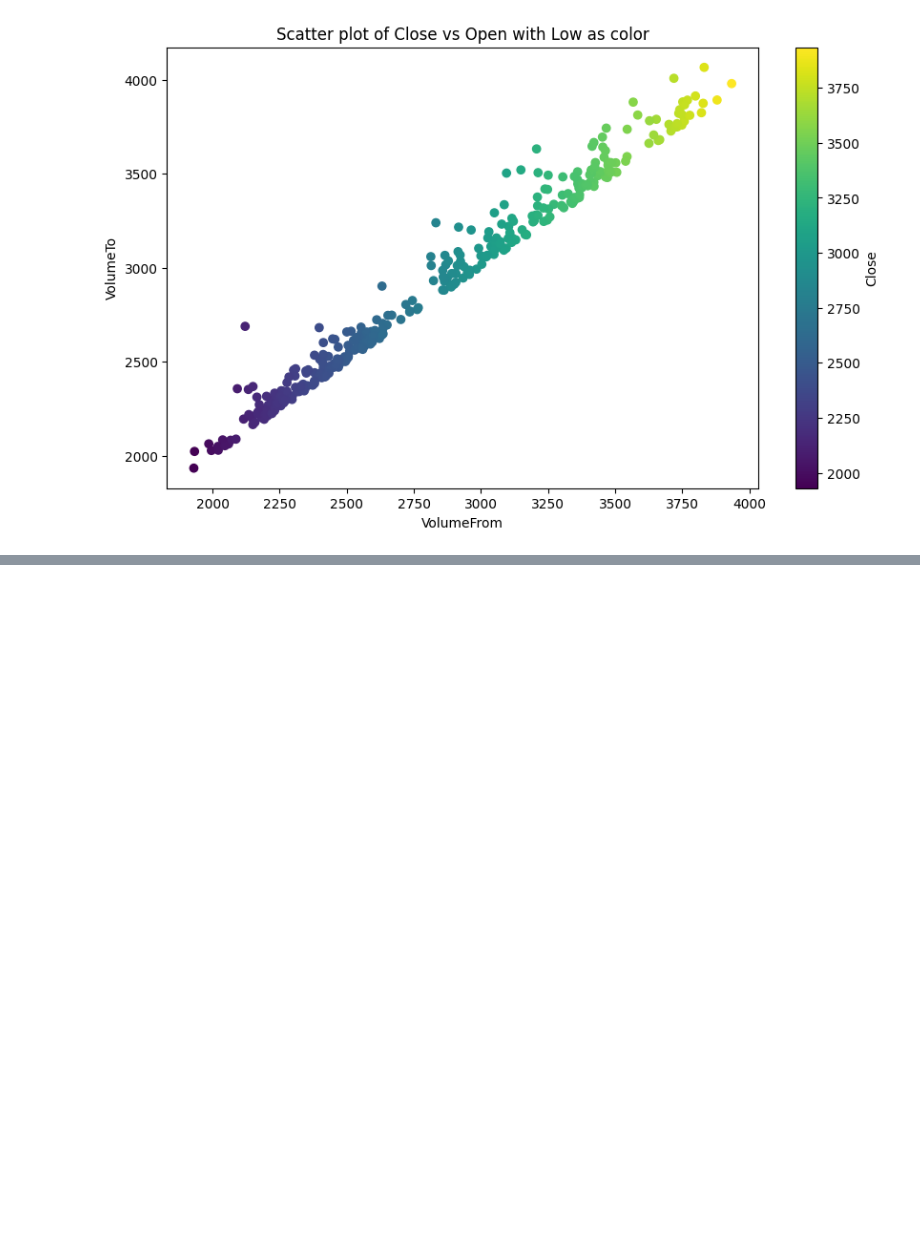
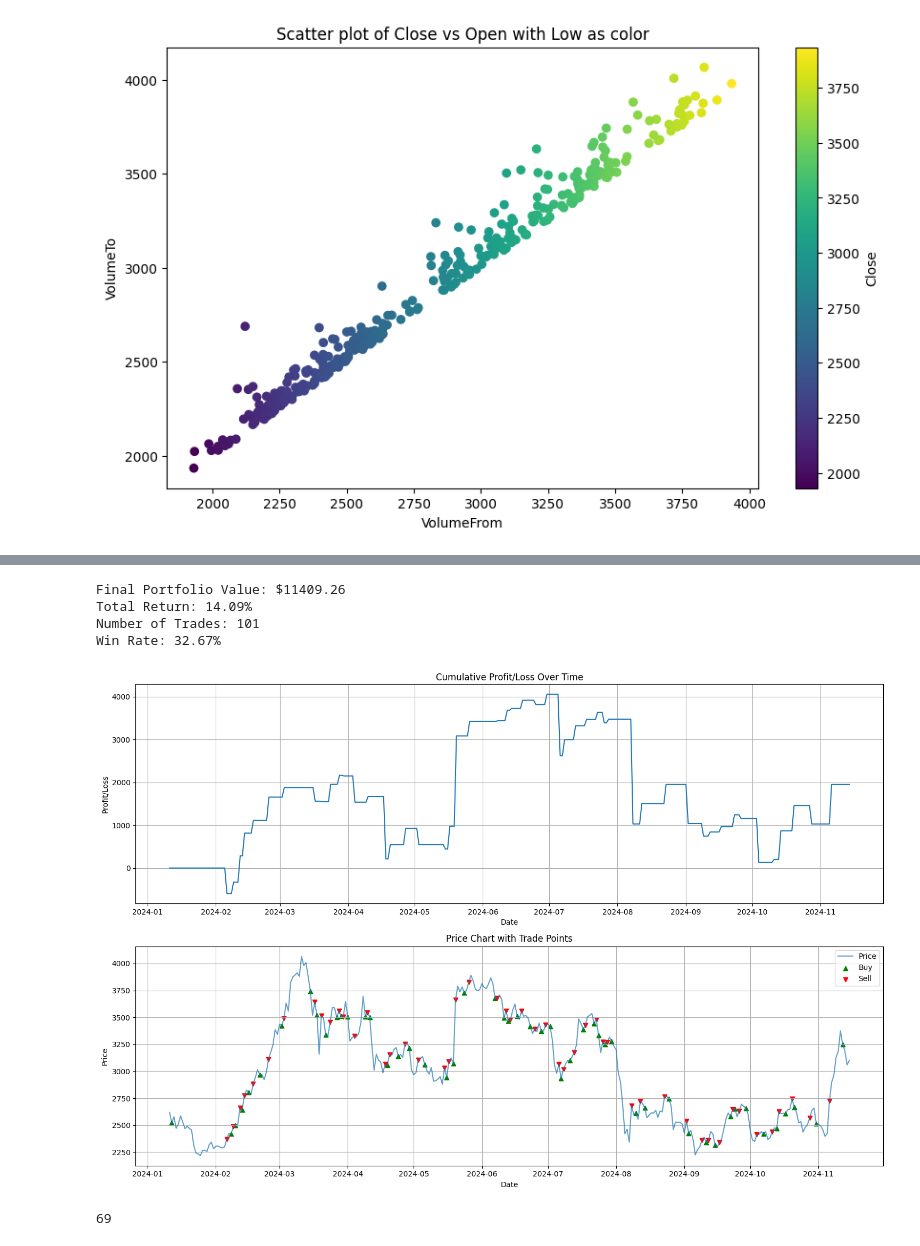
Before and after one commit to An210/ML, a Jupyter notebook: LSTM_Crypto.ipynb, the cells around one changed output, grey strips where cells are left out. Saved outputs shown, nothing was run; the diff lists cells and outputs as text; code cells hidden in the pictures; blank space fills up the shorter version.

```diff
--- a/LSTM_Crypto.ipynb
+++ b/LSTM_Crypto.ipynb
@@ -371,7 +400,6 @@ def run_backtest(backtest_predictions, backtest_data, seq_length, initial_budget
 
     for i in range(1, test_length):
         current_price = backtest_data['Close'].iloc[i - 1 + seq_length]
-        print(i - 1 + seq_length)
         next_price = backtest_data['Close'].iloc[i + seq_length]
 
         # Calculate trade size based on position sizing
@@ -392,7 +420,7 @@ def run_backtest(backtest_predictions, backtest_data, seq_length, initial_budget
                     'price': current_price,
                     'amount': coins_to_buy,
                     'value': trade_amount,
-                    'timestamp': backtest_data.index[i - 1 + seq_length]
+                    'timestamp': backtest_data['Timestamp'].iloc[i - 1 + seq_length]
                 })
 
                 profit_loss_backtest.append(0)  # No immediate P/L on buy
@@ -422,7 +450,7 @@ def run_backtest(backtest_predictions, backtest_data, seq_length, initial_budget
                     'amount': current_holdings,
                     'value': sell_value,
                     'profit_loss': profit_loss,
-                    'timestamp': backtest_data.index[i - 1 + seq_length]
+                    'timestamp': backtest_data['Timestamp'].iloc[i - 1 + seq_length]
                 })
 
                 current_holdings = 0
@@ -466,14 +494,18 @@ def plot_backtest_results(backtest_results, backtest_data):
 
     # Plot 1: Cumulative Profit/Loss
     cumulative_pl = np.cumsum(backtest_results['profit_loss_history'])
-    ax1.plot(cumulative_pl)
+    # Fix: Generate trade_timestamps based on the length of cumulative_pl
+    # to ensure they have the same dimension.
+    trade_timestamps = backtest_data['Timestamp'].iloc[seq_length:seq_length + len(cumulative_pl)].values
+
+    ax1.plot(trade_timestamps, cumulative_pl)
     ax1.set_title('Cumulative Profit/Loss Over Time')
-    ax1.set_xlabel('Trade Number')
+    ax1.set_xlabel('Date')  # Changed x-axis label for clarity
     ax1.set_ylabel('Profit/Loss')
     ax1.grid(True)
 
-    # Plot 2: Price with Buy/Sell points
-    ax2.plot(backtest_data['Close'], label='Price', alpha=0.7)
+     # Plot 2: Price with Buy/Sell points
+    ax2.plot(backtest_data['Timestamp'].iloc[seq_length:], backtest_data['Close'].iloc[seq_length:], label='Price', alpha=0.7)
 
     # Plot buy points
     buy_trades = [t for t in backtest_results['trades'] if t['type'] == 'buy']
@@ -491,30 +523,40 @@ def plot_backtest_results(backtest_results, backtest_data):
 
     ax2.set_title('Price Chart with Trade Points')
     ax2.set_xlabel('Date')
     ax2.set_ylabel('Price')
     ax2.legend()
     ax2.grid(True)
 
     plt.tight_layout()
     plt.show()
 
 # Example usage:
 
 # Run backtest
 backtest_results = run_backtest(
     backtest_predictions,
     backtest_data,
     seq_length=seq_length,
     initial_budget=10000,
     position_size=1,  # Use 20% of budget per trade
     min_trade_amount=10
 )
 
 # Print results
 print(f"Final Portfolio Value: ${backtest_results['final_portfolio_value']:.2f}")
 print(f"Total Return: {backtest_results['total_return_pct']:.2f}%")
 print(f"Number of Trades: {backtest_results['num_trades']}")
 print(f"Win Rate: {backtest_results['win_rate']*100:.2f}%")
 
 # Plot results
 plot_backtest_results(backtest_results, backtest_data)
+# %% [output]
+Final Portfolio Value: $11409.26
+Total Return: 14.09%
+Number of Trades: 101
+Win Rate: 32.67%
+[figure, added]
+# %%
+print(backtest_data.index[i - 1 + seq_length])
+# %% [output]
+69
```
Also changed, not shown: parts of 6 cells of this notebook.
